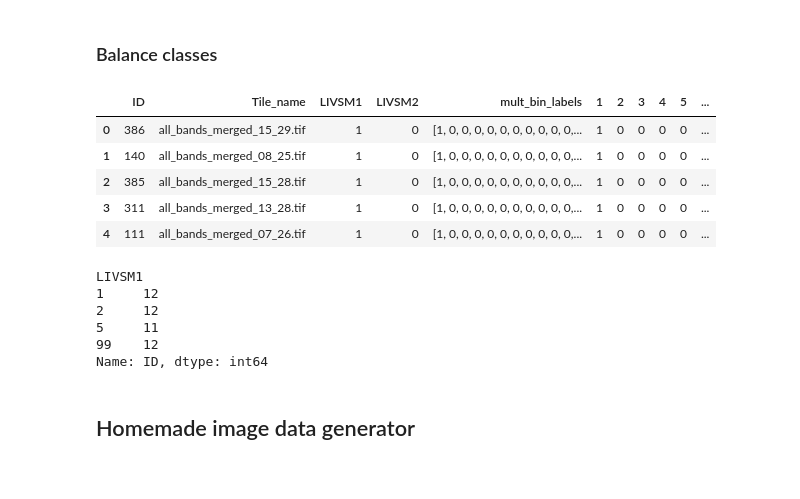
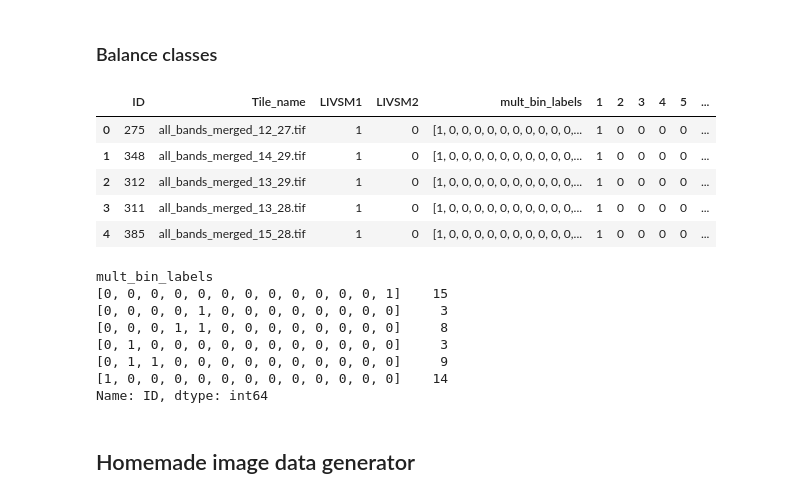
Before and after one commit to JonHidlePedersen/Master-thesis-Jon-Hidle-Pedersen, a Jupyter notebook: Kode/Opening images in Keras.ipynb, the cells around one changed output. Drawn from its saved outputs; the diff is of its cells as text; code cells hidden in the pictures.

```diff
--- a/Kode/Opening images in Keras.ipynb
+++ b/Kode/Opening images in Keras.ipynb
@@ -56,30 +56,32 @@ labelfile.describe()
 # %%
 # Stratified sample of the classes to get a balanced dataset with the same number of classes to train on.
 # https://machinelearningmastery.com/tactics-to-combat-imbalanced-classes-in-your-machine-learning-dataset/
 # https://stackoverflow.com/questions/44114463/stratified-sampling-in-pandas
 
 # Maximum number of elements in each class. If the classe have less than max every sample is included.
-clasnumber_of_samples = 12
+clasnumber_of_samples = 15
 
 labelfile_balanced = labelfile.groupby(['LIVSM1'], group_keys=False).apply(lambda x: x.sample(min(len(x), clasnumber_of_samples))).reset_index(drop=True)
 labelfile_balanced.head()
 # %% [output]
 |  | ID | Tile_name | LIVSM1 | LIVSM2 | mult_bin_labels | 1 | 2 | 3 | 4 | 5 | ... |
-| 0 | 386 | all_bands_merged_15_29.tif | 1 | 0 | [1, 0, 0, 0, 0, 0, 0, 0, 0, 0, 0,... | 1 | 0 | 0 | 0 | 0 | ... |
-| 1 | 140 | all_bands_merged_08_25.tif | 1 | 0 | [1, 0, 0, 0, 0, 0, 0, 0, 0, 0, 0,... | 1 | 0 | 0 | 0 | 0 | ... |
-| 2 | 385 | all_bands_merged_15_28.tif | 1 | 0 | [1, 0, 0, 0, 0, 0, 0, 0, 0, 0, 0,... | 1 | 0 | 0 | 0 | 0 | ... |
+| 0 | 275 | all_bands_merged_12_27.tif | 1 | 0 | [1, 0, 0, 0, 0, 0, 0, 0, 0, 0, 0,... | 1 | 0 | 0 | 0 | 0 | ... |
+| 1 | 348 | all_bands_merged_14_29.tif | 1 | 0 | [1, 0, 0, 0, 0, 0, 0, 0, 0, 0, 0,... | 1 | 0 | 0 | 0 | 0 | ... |
+| 2 | 312 | all_bands_merged_13_29.tif | 1 | 0 | [1, 0, 0, 0, 0, 0, 0, 0, 0, 0, 0,... | 1 | 0 | 0 | 0 | 0 | ... |
 | 3 | 311 | all_bands_merged_13_28.tif | 1 | 0 | [1, 0, 0, 0, 0, 0, 0, 0, 0, 0, 0,... | 1 | 0 | 0 | 0 | 0 | ... |
-| 4 | 111 | all_bands_merged_07_26.tif | 1 | 0 | [1, 0, 0, 0, 0, 0, 0, 0, 0, 0, 0,... | 1 | 0 | 0 | 0 | 0 | ... |
+| 4 | 385 | all_bands_merged_15_28.tif | 1 | 0 | [1, 0, 0, 0, 0, 0, 0, 0, 0, 0, 0,... | 1 | 0 | 0 | 0 | 0 | ... |
 # %%
 # Size of classes
-labelfile_balanced_counted = labelfile_balanced.groupby('LIVSM1')['ID'].nunique()
+labelfile_balanced_counted = labelfile_balanced.groupby('mult_bin_labels')['ID'].nunique()
 labelfile_balanced_counted
 # %% [output]
-LIVSM1
-1     12
-2     12
-5     11
-99    12
+mult_bin_labels
+[0, 0, 0, 0, 0, 0, 0, 0, 0, 0, 0, 0, 1]    15
+[0, 0, 0, 0, 1, 0, 0, 0, 0, 0, 0, 0, 0]     3
+[0, 0, 0, 1, 1, 0, 0, 0, 0, 0, 0, 0, 0]     8
+[0, 1, 0, 0, 0, 0, 0, 0, 0, 0, 0, 0, 0]     3
+[0, 1, 1, 0, 0, 0, 0, 0, 0, 0, 0, 0, 0]     9
+[1, 0, 0, 0, 0, 0, 0, 0, 0, 0, 0, 0, 0]    14
 Name: ID, dtype: int64
 # %% [markdown]
 ## Homemade image data generator
```
Also changed, not shown: parts of 22 cells of this notebook, 2 other files.
